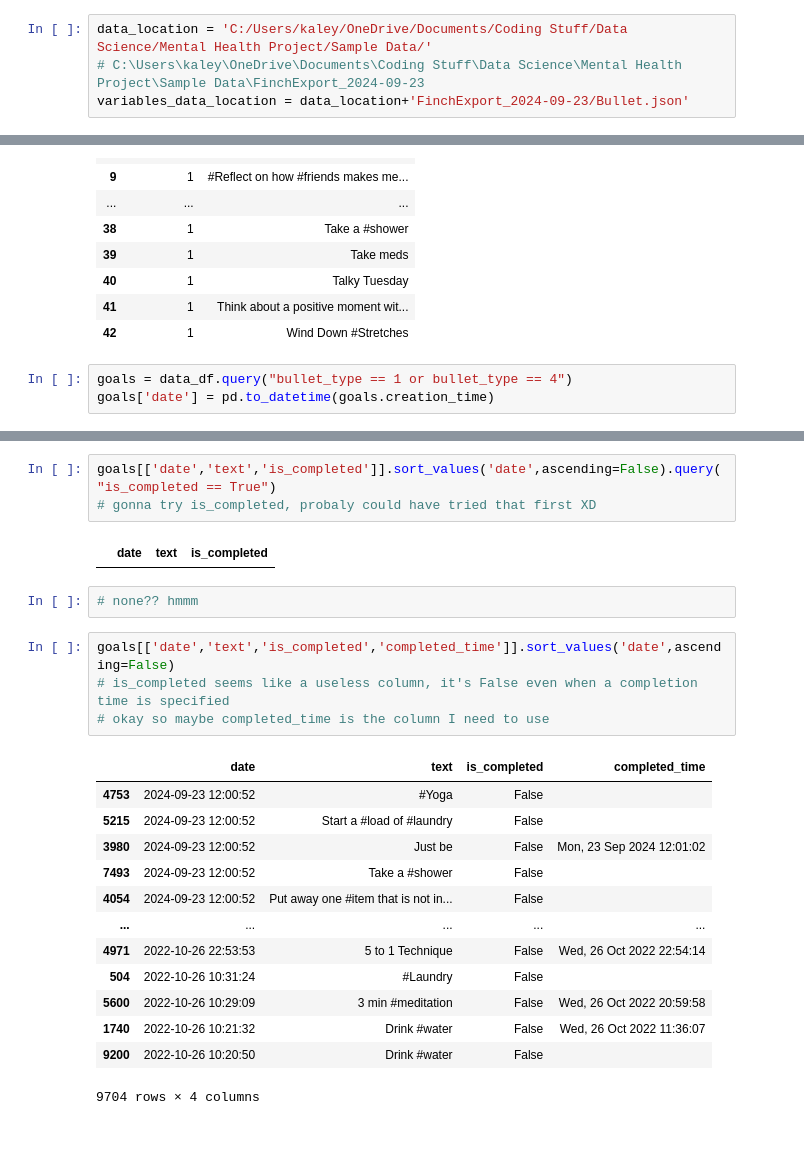
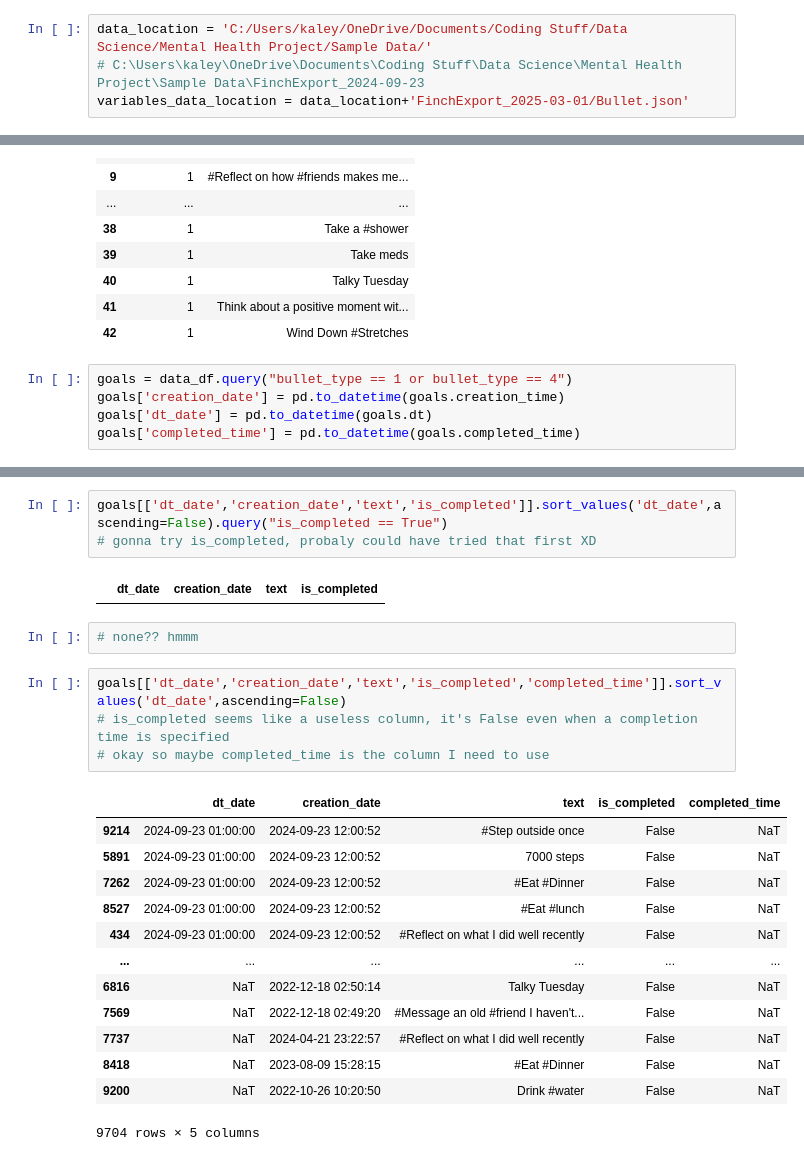
Before and after one commit to kaley-neufeld/Mental-Health-Project, a Jupyter notebook: explanatory variables exploration.ipynb, the cells around one changed output, grey strips where cells are left out. Cells and saved outputs as stored; diff of their text form.

```diff
--- a/explanatory variables exploration.ipynb
+++ b/explanatory variables exploration.ipynb
@@ -3,7 +3,7 @@ import pandas as pd
 # %%
 data_location = 'C:/Users/kaley/OneDrive/Documents/Coding Stuff/Data Science/Mental Health Project/Sample Data/'
 # C:\Users\kaley\OneDrive\Documents\Coding Stuff\Data Science\Mental Health Project\Sample Data\FinchExport_2024-09-23
-variables_data_location = data_location+'FinchExport_2024-09-23/Bullet.json'
+variables_data_location = data_location+'FinchExport_2025-03-01/Bullet.json'
 # %%
 data_series = pd.read_json(variables_data_location, typ='series')
 # %%
@@ -213,7 +265,9 @@ bullets.query("bullet_type == 1 or bullet_type == 4").reset_index().drop_duplica
 | 42 | 1 | Wind Down #Stretches |
 # %%
 goals = data_df.query("bullet_type == 1 or bullet_type == 4")
-goals['date'] = pd.to_datetime(goals.creation_time)
+goals['creation_date'] = pd.to_datetime(goals.creation_time)
+goals['dt_date'] = pd.to_datetime(goals.dt)
+goals['completed_time'] = pd.to_datetime(goals.completed_time)
 # %% [output]
 A value is trying to be set on a copy of a slice from a DataFrame.
 Try using .loc[row_indexer,col_indexer] = value instead
@@ -240,26 +304,26 @@ goals[['date','text','bullet_status']].sort_values('date',ascending=False)
 # %%
-goals[['date','text','is_completed']].sort_values('date',ascending=False).query("is_completed == True")
+goals[['dt_date','creation_date','text','is_completed']].sort_values('dt_date',ascending=False).query("is_completed == True")
 # gonna try is_completed, probaly could have tried that first XD
 # %% [output]
-|  | date | text | is_completed |
+|  | dt_date | creation_date | text | is_completed |
 # %%
 # none?? hmmm
 # %%
-goals[['date','text','is_completed','completed_time']].sort_values('date',ascending=False)
+goals[['dt_date','creation_date','text','is_completed','completed_time']].sort_values('dt_date',ascending=False)
 # is_completed seems like a useless column, it's False even when a completion time is specified
 # okay so maybe completed_time is the column I need to use
 # %% [output]
-|  | date | text | is_completed | completed_time |
-| 4753 | 2024-09-23 12:00:52 | #Yoga | False |  |
-| 5215 | 2024-09-23 12:00:52 | Start a #load of #laundry | False |  |
-| 3980 | 2024-09-23 12:00:52 | Just be | False | Mon, 23 Sep 2024 12:01:02 |
-| 7493 | 2024-09-23 12:00:52 | Take a #shower | False |  |
-| 4054 | 2024-09-23 12:00:52 | Put away one #item that is not in... | False |  |
-| ... | ... | ... | ... | ... |
-| 4971 | 2022-10-26 22:53:53 | 5 to 1 Technique | False | Wed, 26 Oct 2022 22:54:14 |
-| 504 | 2022-10-26 10:31:24 | #Laundry | False |  |
-| 5600 | 2022-10-26 10:29:09 | 3 min #meditation | False | Wed, 26 Oct 2022 20:59:58 |
-| 1740 | 2022-10-26 10:21:32 | Drink #water | False | Wed, 26 Oct 2022 11:36:07 |
-| 9200 | 2022-10-26 10:20:50 | Drink #water | False |  |
+|  | dt_date | creation_date | text | is_completed | completed_time |
+| 9214 | 2024-09-23 01:00:00 | 2024-09-23 12:00:52 | #Step outside once | False | NaT |
+| 5891 | 2024-09-23 01:00:00 | 2024-09-23 12:00:52 | 7000 steps | False | NaT |
+| 7262 | 2024-09-23 01:00:00 | 2024-09-23 12:00:52 | #Eat #Dinner | False | NaT |
+| 8527 | 2024-09-23 01:00:00 | 2024-09-23 12:00:52 | #Eat #lunch | False | NaT |
+| 434 | 2024-09-23 01:00:00 | 2024-09-23 12:00:52 | #Reflect on what I did well recently | False | NaT |
+| ... | ... | ... | ... | ... | ... |
+| 6816 | NaT | 2022-12-18 02:50:14 | Talky Tuesday | False | NaT |
+| 7569 | NaT | 2022-12-18 02:49:20 | #Message an old #friend I haven't... | False | NaT |
+| 7737 | NaT | 2024-04-21 23:22:57 | #Reflect on what I did well recently | False | NaT |
+| 8418 | NaT | 2023-08-09 15:28:15 | #Eat #Dinner | False | NaT |
+| 9200 | NaT | 2022-10-26 10:20:50 | Drink #water | False | NaT |
-9704 rows × 4 columns
+9704 rows × 5 columns
 # %%
```
Also changed, not shown: parts of 12 cells of this notebook.
